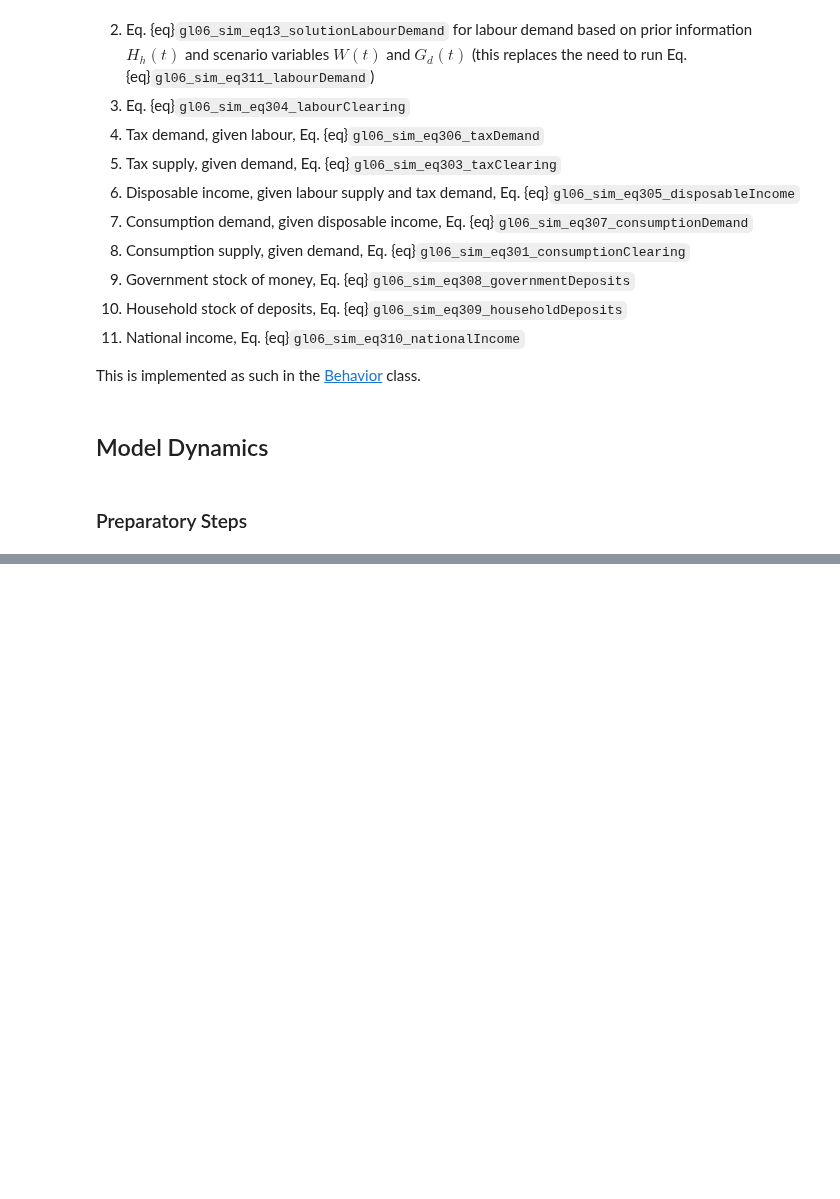
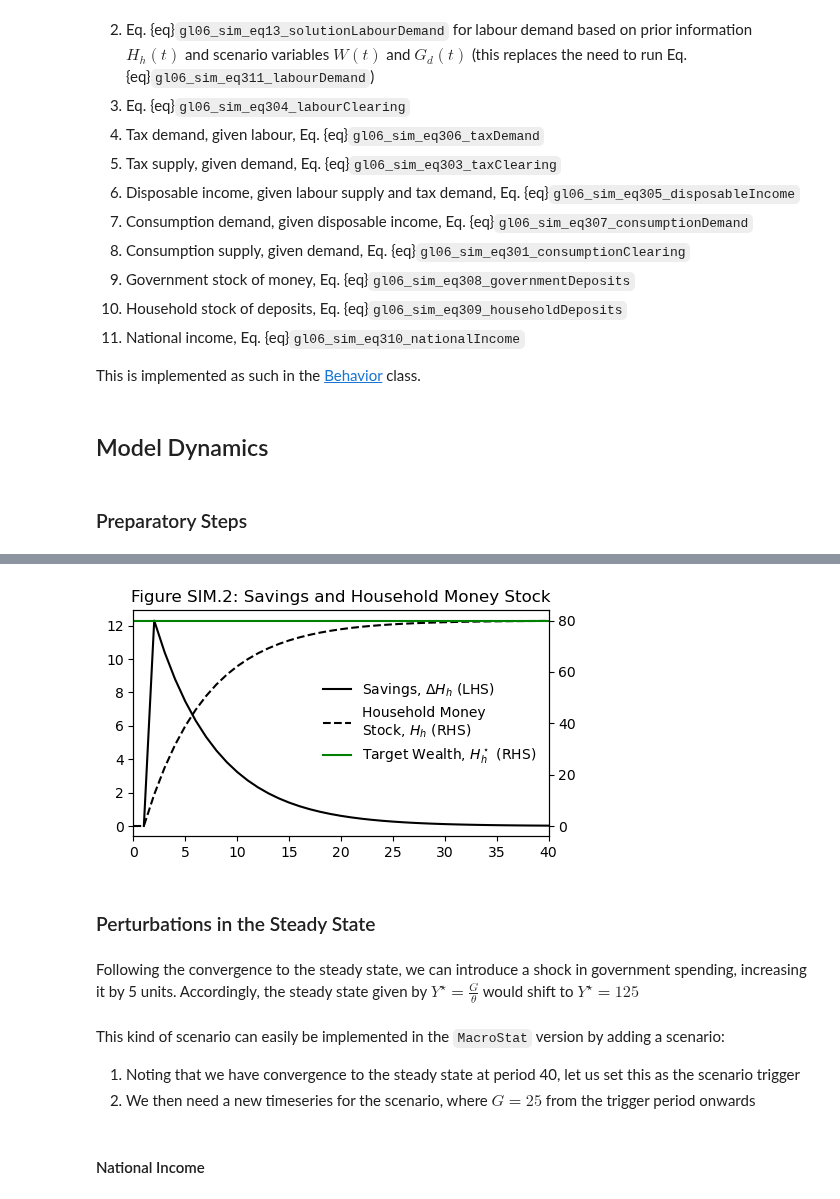
Before and after one commit to KarlNaumann/MacroStat, a Jupyter notebook: docs/models/GL06/GL06SIM.ipynb, the cells around one changed output, grey strips where cells are left out. Cells and saved outputs as stored; diff of their text form; code cells hidden in the pictures; blank space fills up the shorter version.

```diff
--- a/docs/models/GL06/GL06SIM.ipynb
+++ b/docs/models/GL06/GL06SIM.ipynb
@@ -192,0 +217,26 @@ model.variables.to_pandas()
+# %%
+alpha3 = (1-model.parameters["PropensityToConsumeSavings"]) / model.parameters["PropensityToConsumeIncome"]
+steady_state_wealth = alpha3 * (model.scenarios[(0,"GovernmentDemand")][0] * (1-model.parameters["TaxRate"])) / model.parameters["TaxRate"]
+# %%
+fig, axs = plt.subplots(1, 1, figsize=(5, 3))
+line1 = axs.plot(output.index, output['HouseholdMoneyStock'].diff(), color='k', label='Savings, $\Delta H_h$ (LHS)')
+ax2 = axs.twinx()
+line2 = ax2.plot(output.index, output['HouseholdMoneyStock'], color='k', linestyle='--', label='Household Money\nStock, $H_h$ (RHS)')
+line3 = ax2.axhline(y=steady_state_wealth, color='g', label='Target Wealth, $H_h^\star$ (RHS)')
+lines = line1 + line2 + [line3]
+labels = [l.get_label() for l in lines]
+axs.legend(lines, labels, loc='center right', frameon=False)
+axs.set_xlim(0,40)
+axs.set_title('Figure SIM.2: Savings and Household Money Stock')
+plt.tight_layout()
+plt.show()
+# %% [output]
+[figure, added]
+# %% [markdown]
+### Perturbations in the Steady State
+# %% [markdown]
+Following the convergence to the steady state, we can introduce a shock in government spending, increasing it by 5 units. Accordingly, the steady state given by $Y^\star=\frac{G}{\theta}$ would shift to $Y^\star=125$
+# %% [markdown]
+This kind of scenario can easily be implemented in the `MacroStat` version by adding a scenario:
+1. Noting that we have convergence to the steady state at period 40, let us set this as the scenario trigger
+2. We then need a new timeseries for the scenario, where $G=25$ from the trigger period onwards
@@ -192,0 +251,2 @@ model.variables.to_pandas()
+# %% [markdown]
+#### National Income
```
Also changed, not shown: parts of 19 cells of this notebook.
